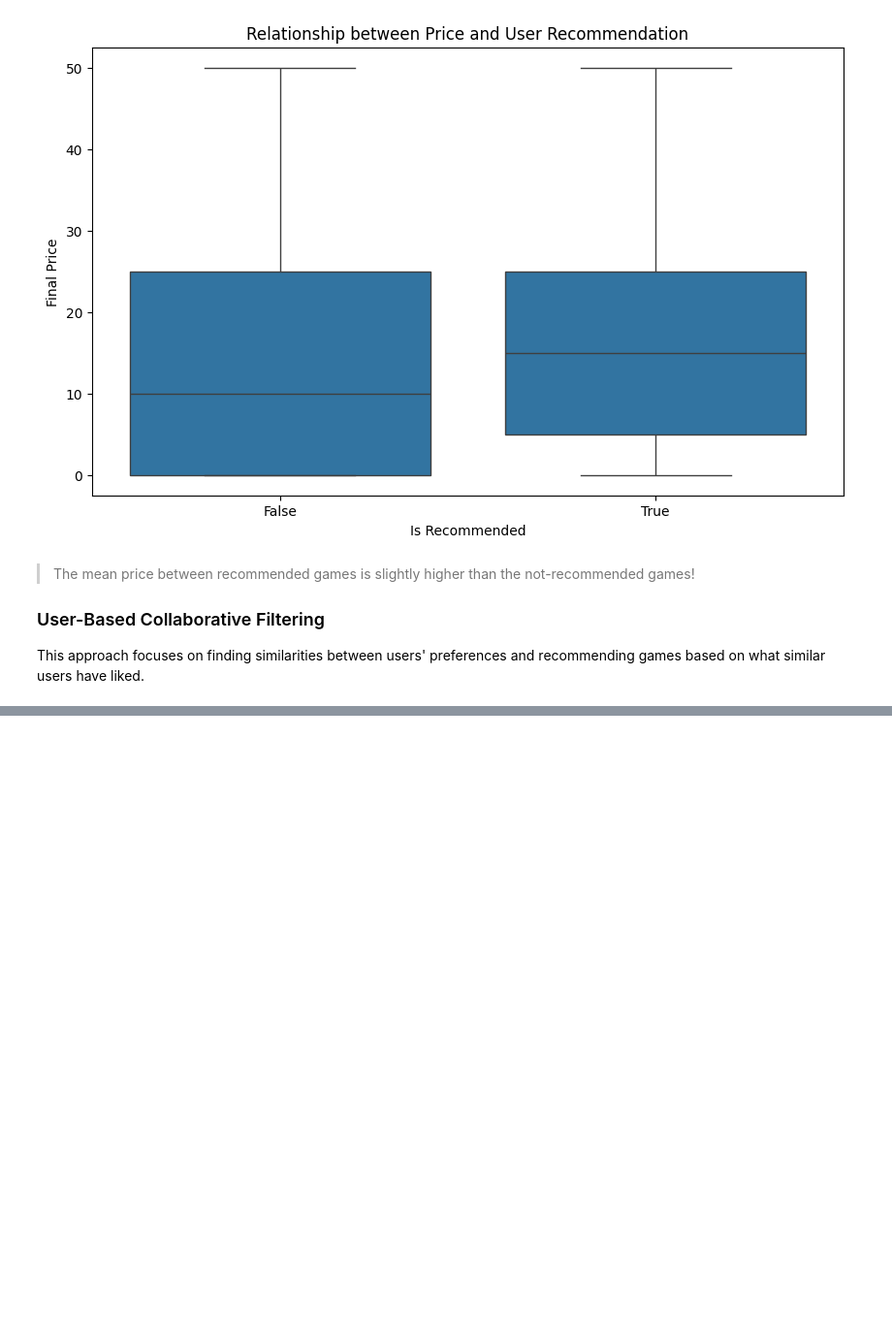
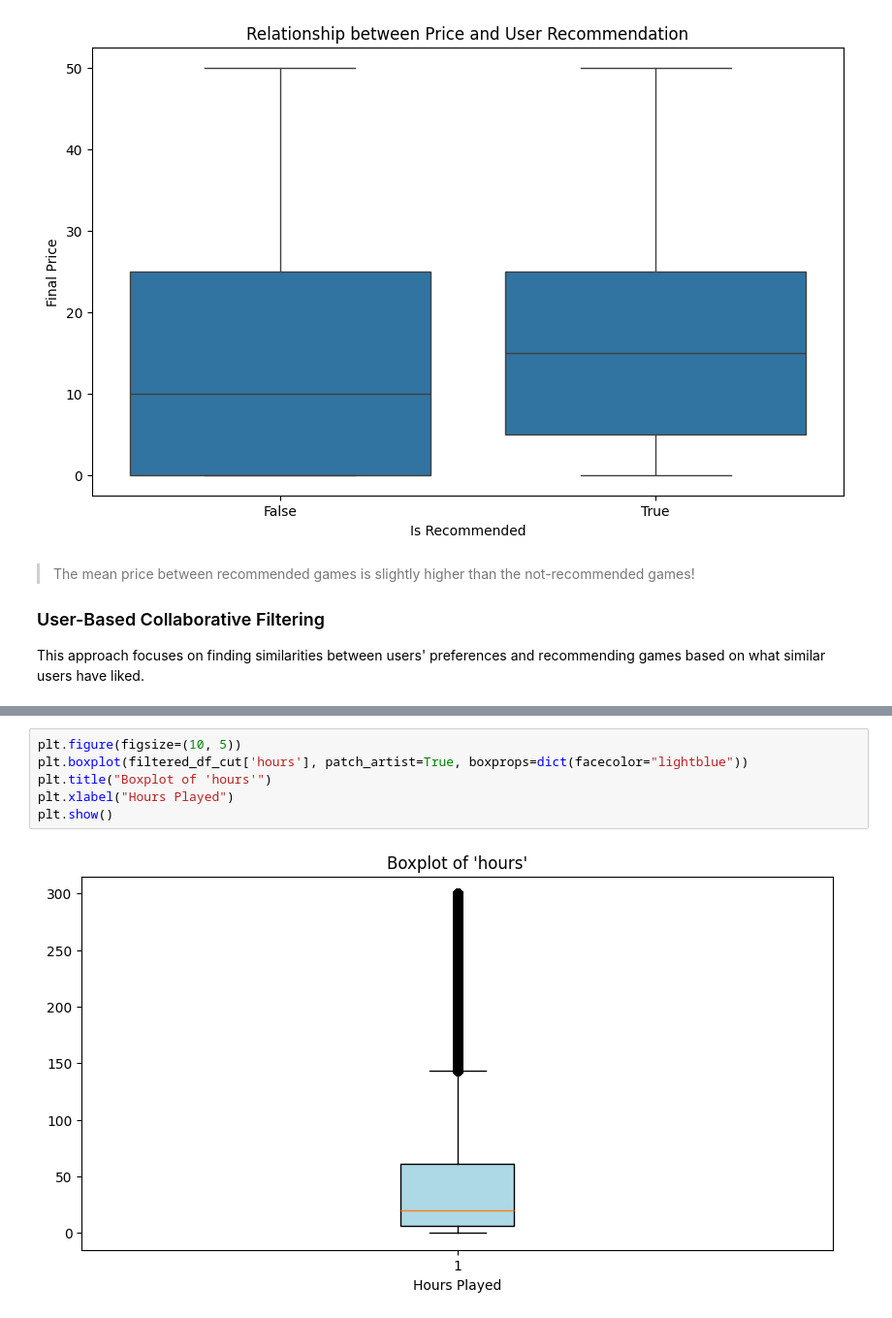
Before and after one commit to Darknight47/Data-Science-Project-02, a Jupyter notebook: steam_game_recommendation.ipynb, the cells around one changed output, grey strips where cells are left out. Shown at 97% size. Drawn from its saved outputs; the diff is of its cells as text; blank space fills up the shorter version.

```diff
--- a/steam_game_recommendation.ipynb
+++ b/steam_game_recommendation.ipynb
@@ -554,0 +569,8 @@ print(filtered_df.head())
+# %%
+plt.figure(figsize=(10, 5))
+plt.boxplot(filtered_df_cut['hours'], patch_artist=True, boxprops=dict(facecolor="lightblue"))
+plt.title("Boxplot of 'hours'")
+plt.xlabel("Hours Played")
+plt.show()
+# %% [output]
+[figure, added]
```
Also changed, not shown: parts of 5 cells of this notebook.
